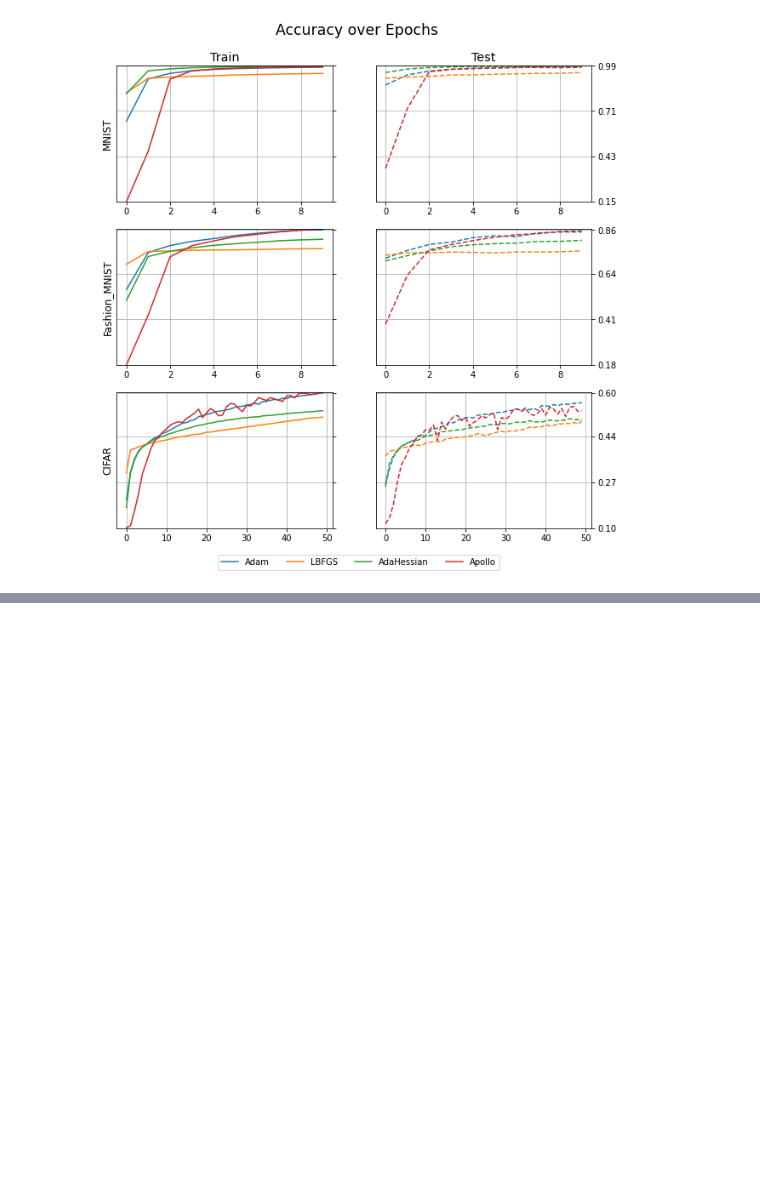
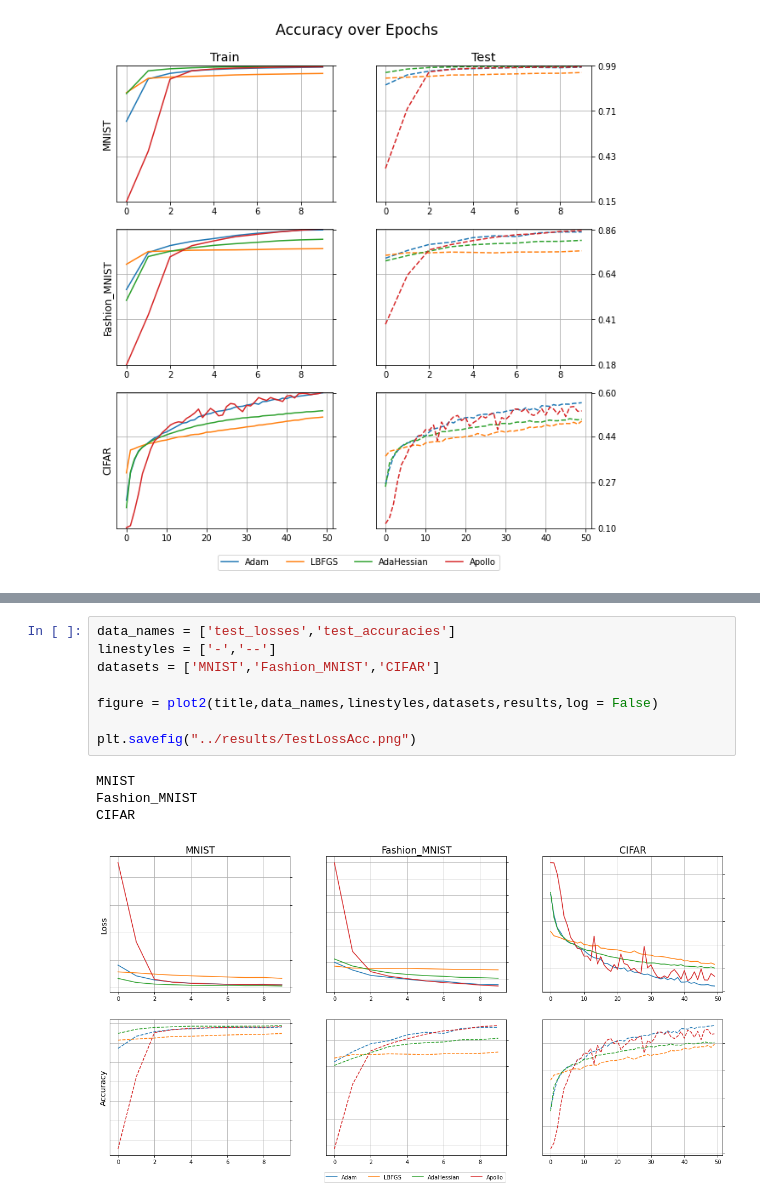
Before and after one commit to Ahmedjjj/second-order-optim-ConvNets, a Jupyter notebook: notebooks/Visualization2.ipynb, the cells around one changed output, grey strips where cells are left out. Cells and saved outputs as stored; diff of their text form; blank space fills up the shorter version.

```diff
--- a/notebooks/Visualization2.ipynb
+++ b/notebooks/Visualization2.ipynb
@@ -204,0 +191,13 @@ fig.suptitle("Losses over epochs",size='xx-large',y=.95,x=0.517)
+# %%
+data_names = ['test_losses','test_accuracies']
+linestyles = ['-','--']
+datasets = ['MNIST','Fashion_MNIST','CIFAR']
+
+figure = plot2(title,data_names,linestyles,datasets,results,log = False)
+
+plt.savefig("../results/TestLossAcc.png")
+# %% [output]
+MNIST
+Fashion_MNIST
+CIFAR
+[figure, added]
```
Also changed, not shown: parts of 9 cells of this notebook.
